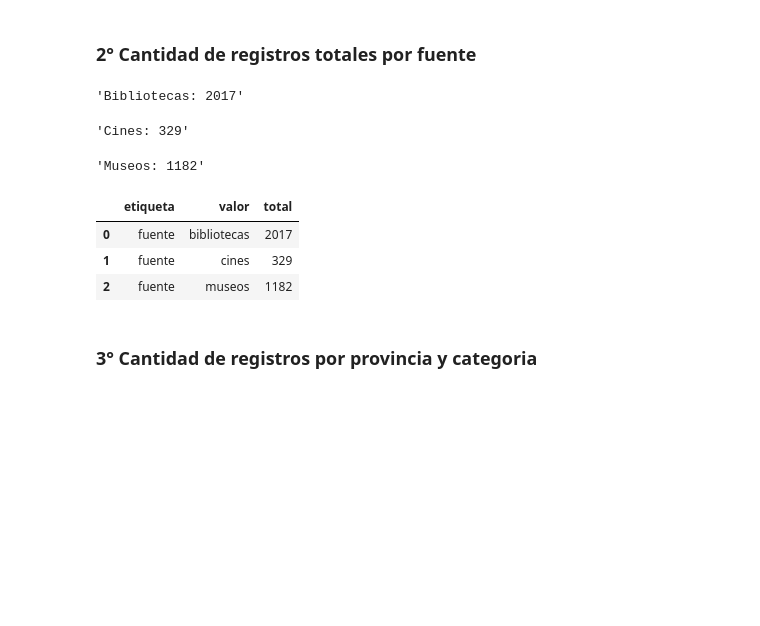
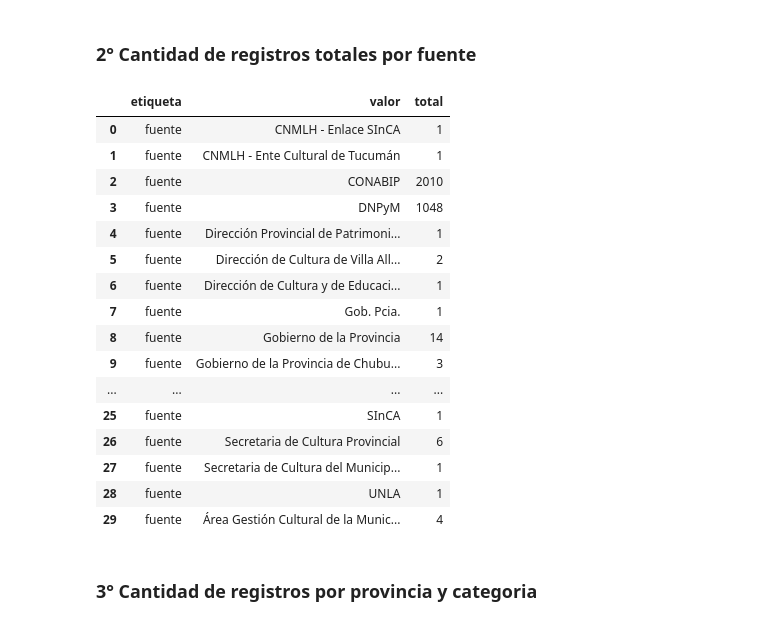
Before and after one commit to gonzalezgbr/challenge_alkemy_python, a Jupyter notebook: arculturaletl/notebooks/explore.ipynb, the cells around one changed output. Drawn from its saved outputs; the diff is of its cells as text; code cells hidden in the pictures; blank space fills up the shorter version.

```diff
--- a/arculturaletl/notebooks/explore.ipynb
+++ b/arculturaletl/notebooks/explore.ipynb
@@ -435,28 +435,39 @@ df_resumen
 | 2 | categoria | Salas de cine | 329 |
 # %% [markdown]
 ### 2° Cantidad de registros totales por fuente
-# %%
-# Cantidad de registros totales por fuente
-
-display(f'Bibliotecas: {bibliotecas_df.shape[0]}')
-display(f'Cines: {cines_df.shape[0]}')
-display(f'Museos: {museos_df.shape[0]}')
-df_resumen2 = pd.DataFrame(
-    {
-        'etiqueta': ['fuente']*3,
-        'valor': ['bibliotecas', 'cines', 'museos'],
-        'total': [bibliotecas_df.shape[0], cines_df.shape[0], museos_df.shape[0]]
-    }
-)
-df_resumen2
-# %% [output]
-'Bibliotecas: 2017'
-'Cines: 329'
-'Museos: 1182'
-|  | etiqueta | valor | total |
-| 0 | fuente | bibliotecas | 2017 |
-| 1 | fuente | cines | 329 |
-| 2 | fuente | museos | 1182 |
+# %%
+# Cantidad de registros totales por fuente
+
+df_totales_categoria = master_df[['id_provincia', 'fuente']].groupby('fuente').count()
+df_resumen2 = pd.DataFrame(
+    {
+        'etiqueta': ['fuente']*df_totales_categoria.shape[0],
+        'valor': df_totales_categoria.index,
+        'total': df_totales_categoria['id_provincia']
+    }
+)
+df_resumen2.reset_index(inplace=True)
+df_resumen2.drop(['fuente'], inplace=True, axis='columns')
+
+df_resumen2
+# %% [output]
+|  | etiqueta | valor | total |
+| 0 | fuente | CNMLH - Enlace SInCA | 1 |
+| 1 | fuente | CNMLH - Ente Cultural de Tucumán | 1 |
+| 2 | fuente | CONABIP | 2010 |
+| 3 | fuente | DNPyM | 1048 |
+| 4 | fuente | Dirección Provincial de Patrimoni... | 1 |
+| 5 | fuente | Dirección de Cultura de Villa All... | 2 |
+| 6 | fuente | Dirección de Cultura y de Educaci... | 1 |
+| 7 | fuente | Gob. Pcia. | 1 |
+| 8 | fuente | Gobierno de la Provincia | 14 |
+| 9 | fuente | Gobierno de la Provincia de Chubu... | 3 |
+| ... | ... | ... | ... |
+| 25 | fuente | SInCA | 1 |
+| 26 | fuente | Secretaria de Cultura Provincial | 6 |
+| 27 | fuente | Secretaria de Cultura del Municip... | 1 |
+| 28 | fuente | UNLA | 1 |
+| 29 | fuente | Área Gestión Cultural de la Munic... | 4 |
 # %% [markdown]
 ### 3° Cantidad de registros por provincia y categoria
 # %%
```
Also changed, not shown: parts of 1 cell of this notebook.
